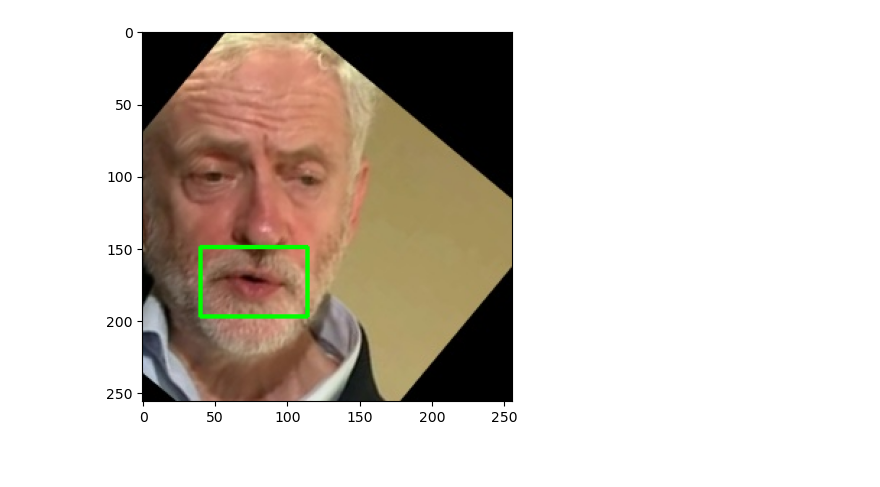
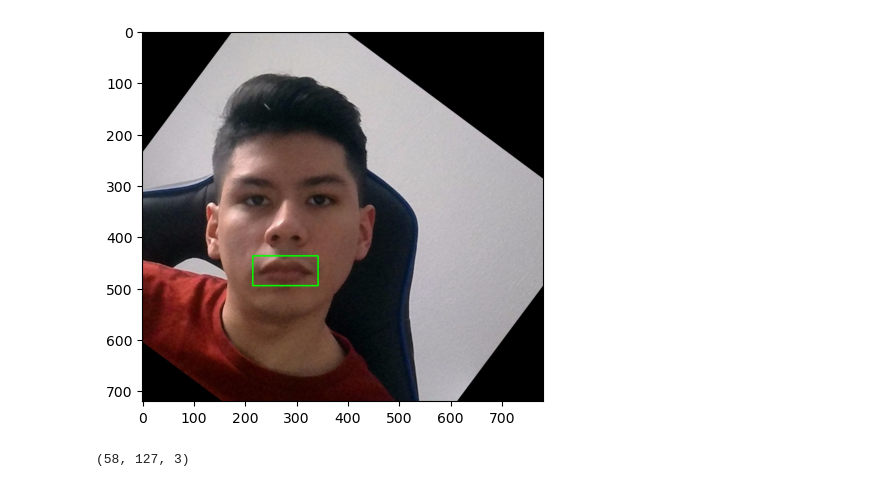
Before and after one commit to j4v1t00/Lip-Reading-for-Silent-Speech-Recognition-using-3D-Convolution, a Jupyter notebook: Lip Reading - Word recognition/Mouth_Extraction.ipynb, the cells around one changed output. Saved outputs shown, nothing was run; the diff lists cells and outputs as text; code cells hidden in the pictures.

Commit message:
TFG 2.0
README, archivos '.py', imagenes y ajustes

```diff
--- a/Lip Reading - Word recognition/Mouth_Extraction.ipynb
+++ b/Lip Reading - Word recognition/Mouth_Extraction.ipynb
@@ -24,38 +24,46 @@ def extract_lips_rectangle(image_path):
 
     image = cv2.imread(image_path)
 
     # Procesar la imagen con Face Mesh
     image_rgb = cv2.cvtColor(image, cv2.COLOR_BGR2RGB)
     results = face_mesh.process(image_rgb)
 
     # Verificar si se detectaron puntos clave
     if results.multi_face_landmarks:
         # Obtener los puntos clave de los labios
         face_landmarks = results.multi_face_landmarks[0]
         for idx in index_lips:
             lip_info.append([face_landmarks.landmark[idx].x * image.shape[1],
                              face_landmarks.landmark[idx].y * image.shape[0]])
 
         # Calcular el rectángulo que contiene los puntos clave de los labios
-        x_min = int(min(point[0] for point in lip_info)) - 15 # Un juego de margen para tener más perspectiva de la boca
-        y_min = int(min(point[1] for point in lip_info)) - 15
-        x_max = int(max(point[0] for point in lip_info)) + 15
-        y_max = int(max(point[1] for point in lip_info)) + 15
+        x_min = int(min(point[0] for point in lip_info))
+        y_min = int(min(point[1] for point in lip_info))
+        x_max = int(max(point[0] for point in lip_info))
+        y_max = int(max(point[1] for point in lip_info))
+
+        box_length_x_margin = int(((x_max - x_min)/100)*20) #Calculamos el 10% de la longitud x de la caja que contiene la boca
+        box_length_y_margin = int(((y_max - y_min)/100)*20)
+
+        x_min = x_min - box_length_x_margin
+        y_min = y_min - box_length_y_margin
+        x_max = x_max + box_length_x_margin
+        y_max = y_max + box_length_y_margin
 
         lip_rect = (x_min, y_min, x_max, y_max)
 
     return lip_rect
 
 # Ejemplo de uso
-image = cv2.imread('img_rotate_lipread_demo/IMG_106390.jpg')
-lip_rect = extract_lips_rectangle('img_rotate_lipread_demo/IMG_106390.jpg')
+image = cv2.imread('img_Memoria/Imatge_alineada.jpg')
+lip_rect = extract_lips_rectangle('img_Memoria/Imatge_alineada.jpg')
 
 if lip_rect is not None:
     # Dibujar el rectángulo en la imagen
     cv2.rectangle(image, (lip_rect[0], lip_rect[1]), (lip_rect[2], lip_rect[3]), (0, 255, 0), 2)
     plt.imshow(cv2.cvtColor(image, cv2.COLOR_BGR2RGB))
 else:
     print("No se detectaron labios en la imagen.")
 # %% [output]
-[figure, old version]
+[figure, new version]
 # %%
@@ -63,4 +71,8 @@ imagen_grande = cv2.imread('img_rotate_lipread_demo/IMG_106390.jpg')
 cuadrado = imagen_grande[lip_rect[1]:lip_rect[3], lip_rect[0]:lip_rect[2]]
+# %%
+cuadrado.shape
+# %% [output]
+(58, 127, 3)
 # %%
 plt.imshow(cv2.cvtColor(cuadrado, cv2.COLOR_BGR2RGB))
 # %% [output]
```
Also changed, not shown: parts of 8 cells of this notebook, 19 other files.
